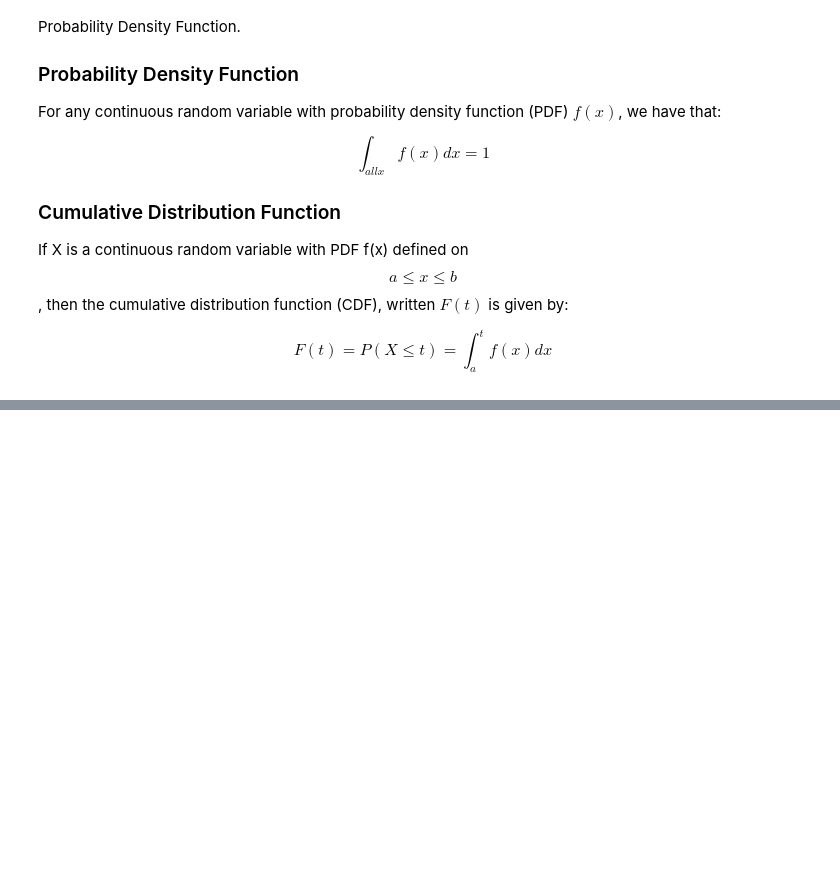
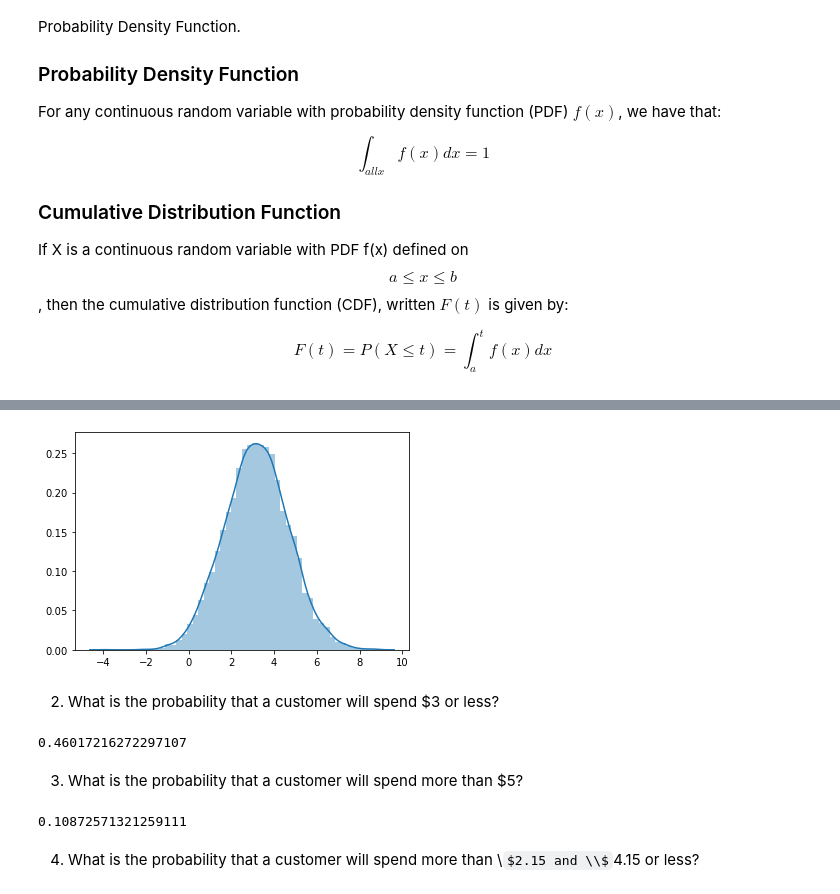
Before and after one commit to mandliya/ml, a Jupyter notebook: maths/Probability/Probability.ipynb, the cells around one changed output, grey strips where cells are left out. Drawn from its saved outputs; the diff is of its cells as text; code cells hidden in the pictures; some formulas as TeX source; blank space fills up the shorter version.

```diff
--- a/maths/Probability/Probability.ipynb
+++ b/maths/Probability/Probability.ipynb
@@ -1046,0 +1075,30 @@ Normal Distribution also called Gaussian Distribution is one of the most importa
+# %%
+# Import norm, matplotlib.pyplot, and seaborn
+from scipy.stats import norm
+import matplotlib.pyplot as plt
+import seaborn as sns
+
+# Create the sample using norm.rvs()
+sample = norm.rvs(loc=3.15, scale=1.5, size=10000, random_state=13)
+
+# Plot the sample
+sns.distplot(sample)
+plt.show()
+# %% [output]
+[figure, added]
+# %% [markdown]
+2. What is the probability that a customer will spend $3 or less?
+# %%
+spending = norm.cdf(3, loc=3.15, scale=1.5)
+spending
+# %% [output]
+0.46017216272297107
+# %% [markdown]
+3. What is the probability that a customer will spend more than $5?
+# %%
+spending = norm.sf(5, loc=3.15, scale=1.5)
+spending
+# %% [output]
+0.10872571321259111
+# %% [markdown]
+4. What is the probability that a customer will spend more than \\$2.15 and \\$4.15 or less?
```
Also changed, not shown: parts of 26 cells of this notebook, 2 other files.
